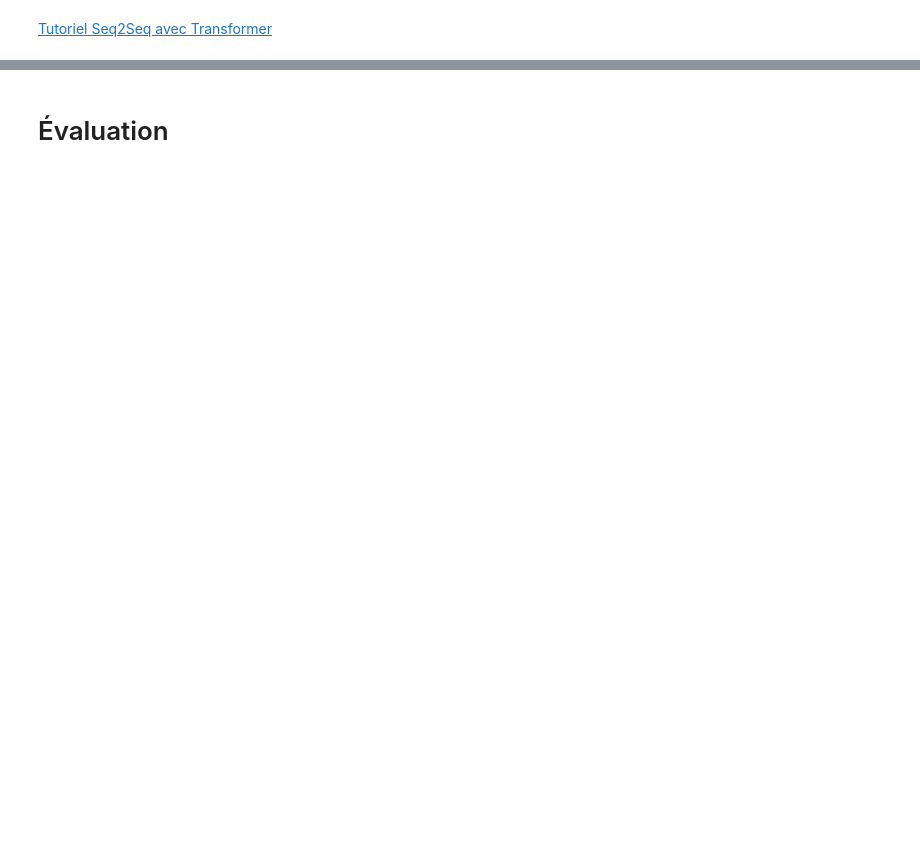
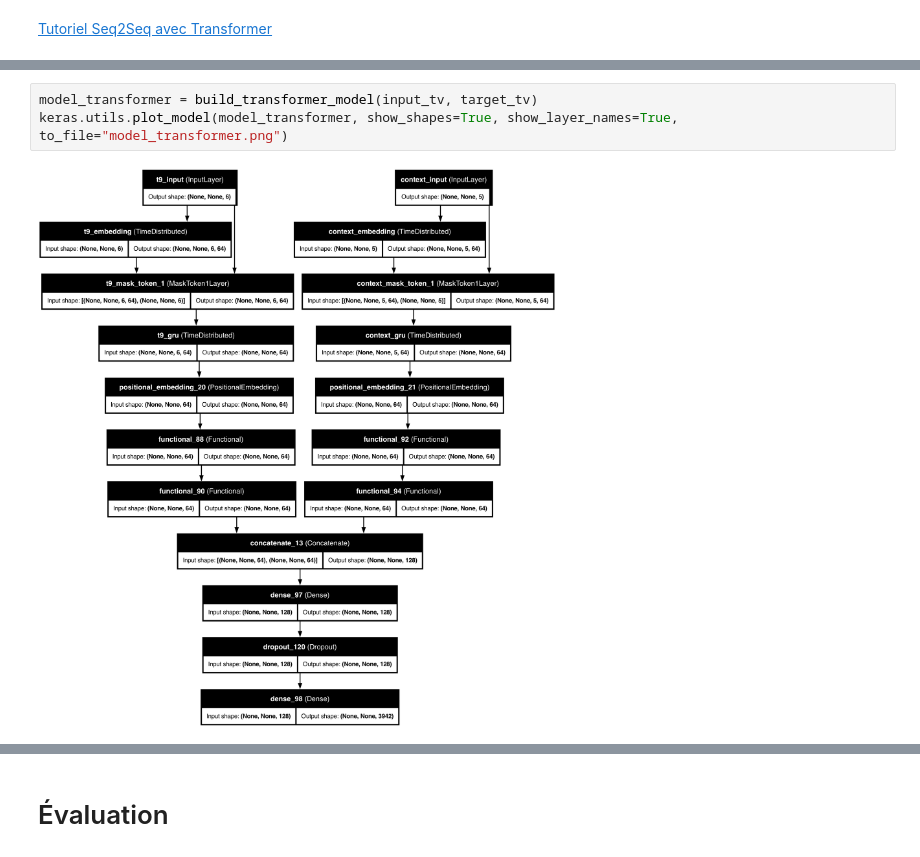
Before and after one commit to PerrineQhn/Model_T9_to_Sinogram, a Jupyter notebook: training_t9_to_text.ipynb, the cells around one changed output, grey strips where cells are left out. Drawn from its saved outputs; the diff is of its cells as text; blank space fills up the shorter version.

Commit message:
feat: ajout modele transformer

```diff
--- a/training_t9_to_text.ipynb
+++ b/training_t9_to_text.ipynb
@@ -862,4 +894,9 @@ def build_transformer_model(input_tv, target_tv, embed_dim=64, ff_dim=128, num_h
     )
 
     return model
+# %%
+model_transformer = build_transformer_model(input_tv, target_tv)
+keras.utils.plot_model(model_transformer, show_shapes=True, show_layer_names=True, to_file="model_transformer.png")
+# %% [output]
+[figure, added]
 # %%
```
Also changed, not shown: parts of 8 cells of this notebook.
